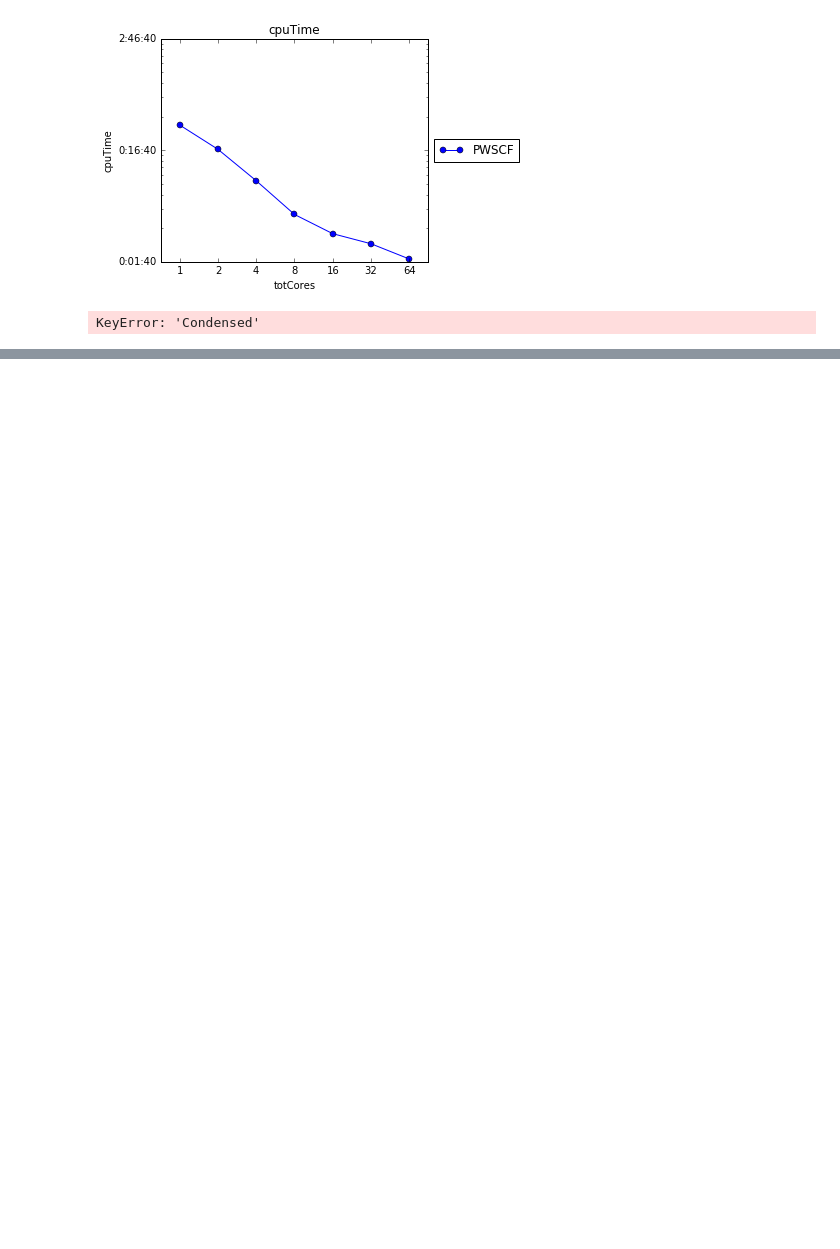
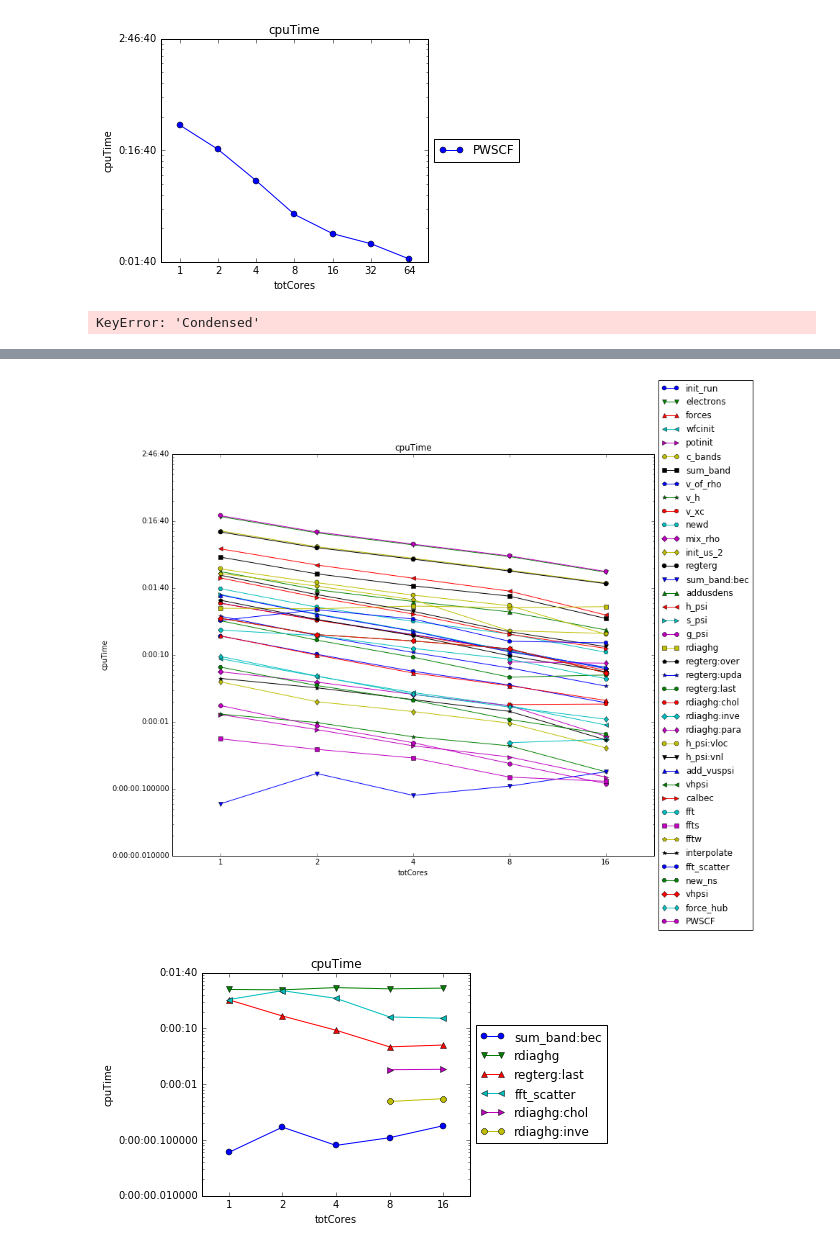
Before and after one commit to gioruffa/qetools, a Jupyter notebook: plotter.ipynb, the cells around one changed output, grey strips where cells are left out. Cells and saved outputs as stored; diff of their text form; code cells hidden in the pictures; blank space fills up the shorter version.

```diff
--- a/plotter.ipynb
+++ b/plotter.ipynb
@@ -421,0 +441,12 @@ numaProgression.plotFunction(functions=['PWSCF'],ylog=True)
+# %%
+fig = plt.figure(figsize=(15,10))
+ax = plt.subplot(111)
+
+numaProgression.plotFunction(functions=list(SixteenPerNuma.df.name.values),figure=fig,axes=ax,ylog=True)
+plt.savefig('/tmp/asd.png')
+
+fig = plt.figure()#figsize=(15,10))
+numaProgression.plotFunction(functions=numaProgression.slowFunctions(),figure=fig,ylog=True)
+# %% [output]
+[figure, added]
+[figure, added]
```
Also changed, not shown: parts of 10 cells of this notebook.
